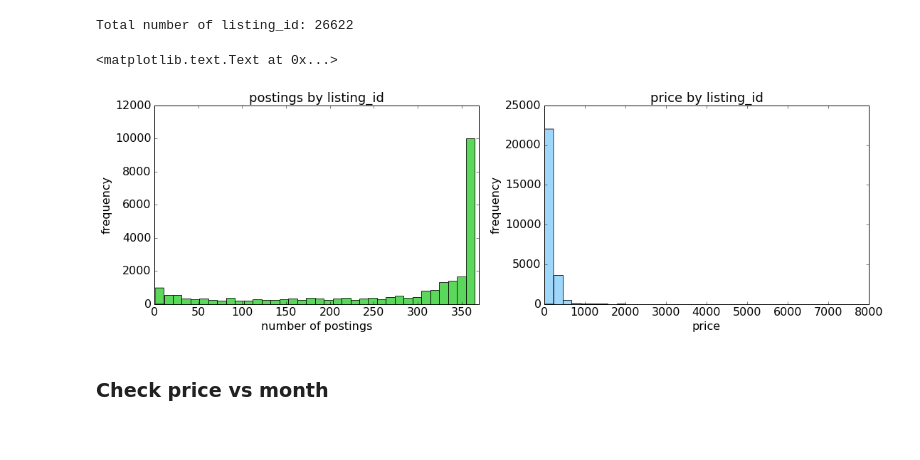
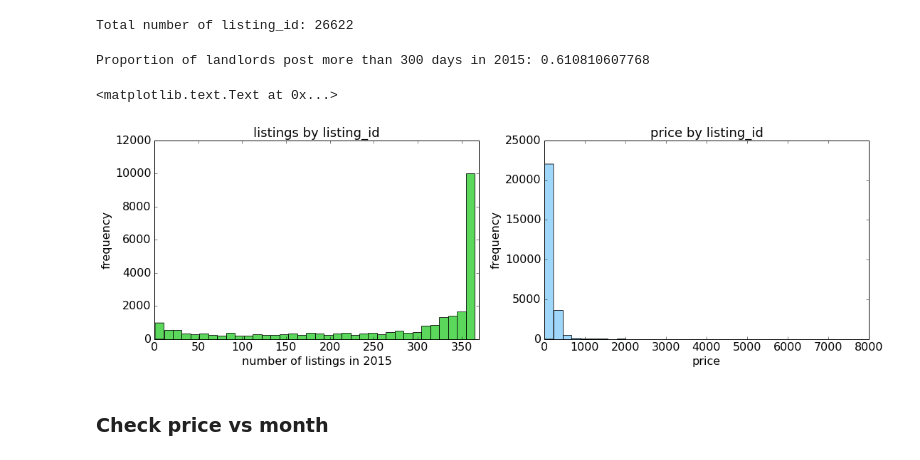
Before and after one commit to xwang146/cs109-airbnb-13, a Jupyter notebook: clean_visualize_calendar.ipynb, the cells around one changed output. Saved outputs shown, nothing was run; the diff lists cells and outputs as text; code cells hidden in the pictures.

```diff
--- a/clean_visualize_calendar.ipynb
+++ b/clean_visualize_calendar.ipynb
@@ -189,27 +189,31 @@ price_by_id = grouped_mean['price_cleaned'].values
 print 'Total number of listing_id: ' + str(len(grouped_id.size()))
 # %% [output]
 Total number of listing_id: 26622
+# %%
+print 'Proportion of landlords post more than 300 days in 2015: ' + str(float(sum(size_by_id >= 300))/26622)
+# %% [output]
+Proportion of landlords post more than 300 days in 2015: 0.610810607768
 # %%
 # plot listing_id data
 fig, ax = plt.subplots(1, 2, figsize=(18, 5))
 
-# plot postings by listing_id
+# plot listings by listing_id
 ax[0].hist(size_by_id, bins=36, color='limegreen', alpha=0.8)
 
-ax[0].set_xlabel('number of postings', fontsize=16)
+ax[0].set_xlabel('number of listings in 2015', fontsize=16)
 ax[0].set_ylabel('frequency', fontsize=16)
-ax[0].set_title('postings by listing_id', fontsize=18)
+ax[0].set_title('listings by listing_id', fontsize=18)
 ax[0].set_xlim([0,370])
 
-# plot postings by listing_id
+# plot listings by listing_id
 ax[1].hist(price_by_id, bins=36, color='lightskyblue', alpha=0.8)
 
 ax[1].set_xlabel('price', fontsize=16)
 ax[1].set_ylabel('frequency', fontsize=16)
 ax[1].set_title('price by listing_id', fontsize=18)
 # %% [output]
 <matplotlib.text.Text at 0x...>
-[figure, old version]
+[figure, new version]
 # %% [markdown]
 ### Check price vs month ###
 # %%
```
Also changed, not shown: parts of 8 cells of this notebook.
